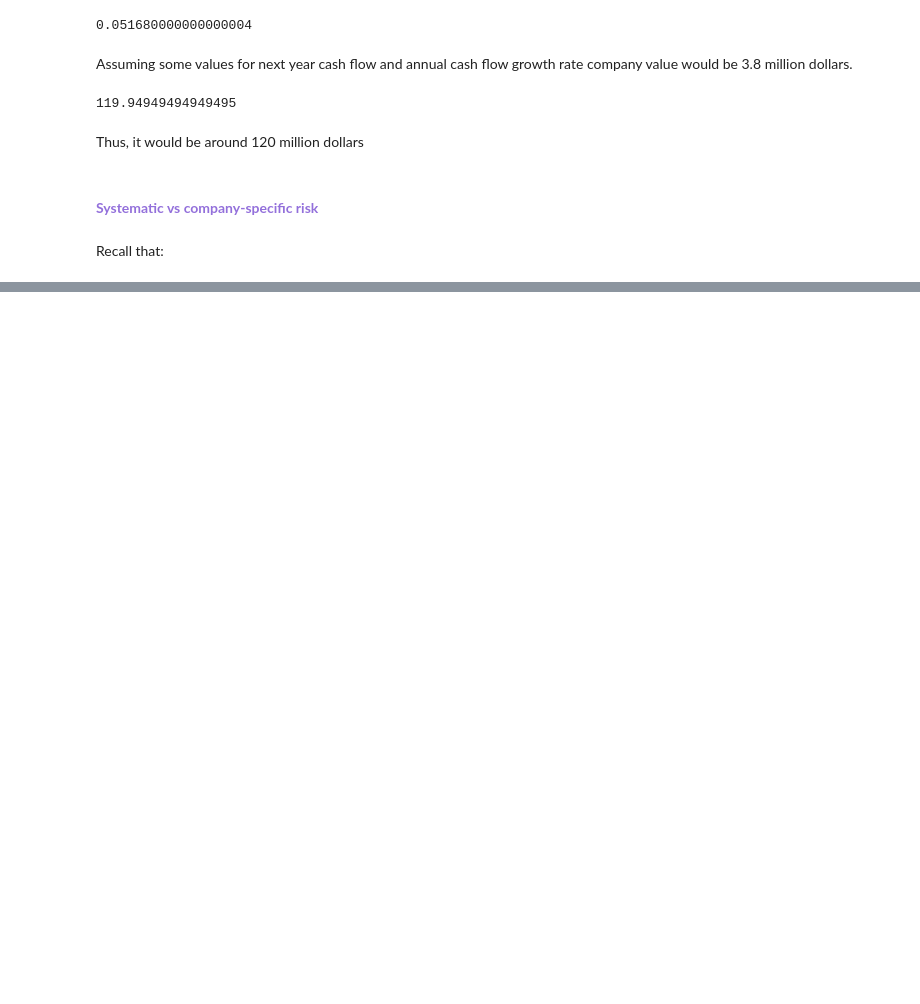
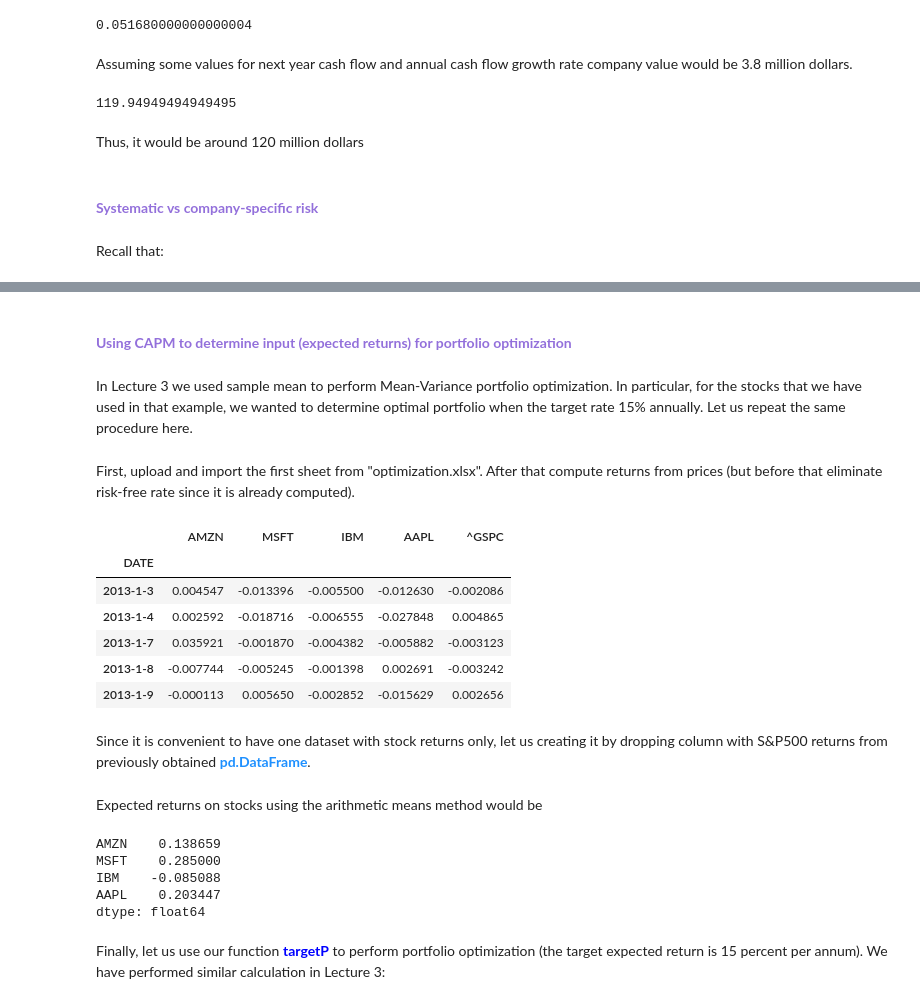
Before and after one commit to raketic-ognjen/CAPM-Model-Lesson5, a Jupyter notebook: CapitalAssetPricingModel_(CAPM.ipynb, the cells around one changed output, grey strips where cells are left out. Cells and saved outputs as stored; diff of their text form; code cells hidden in the pictures; blank space fills up the shorter version.

```diff
--- a/CapitalAssetPricingModel_(CAPM.ipynb
+++ b/CapitalAssetPricingModel_(CAPM.ipynb
@@ -713,0 +738,20 @@ Recall that:
+# %% [markdown]
+#### <font color='MediumPurple' style="font-size:16px"><b>Using CAPM to determine input (expected returns) for portfolio optimization</b></font>
+# %% [markdown]
+In Lecture 3 we used sample mean to perform Mean-Variance portfolio optimization. In particular, for the stocks that we have used in that example, we wanted to determine optimal portfolio when the target rate 15% annually. Let us repeat the same procedure here.
+# %% [markdown]
+First, upload and import the first sheet from "optimization.xlsx". After that compute returns from prices (but before that eliminate risk-free rate since it is already computed).
+# %%
+prices=pd.read_excel('optimization.xlsx',sheet_name='Sheet1',index_col="DATE")
+ret=prices.drop('rf',axis=1).pct_change().dropna()
+ret.head()
+# %% [output]
+|  | AMZN | MSFT | IBM | AAPL | ^GSPC |
+| DATE |  |  |  |  |  |
+| 2013-1-3 | 0.004547 | -0.013396 | -0.005500 | -0.012630 | -0.002086 |
+| 2013-1-4 | 0.002592 | -0.018716 | -0.006555 | -0.027848 | 0.004865 |
+| 2013-1-7 | 0.035921 | -0.001870 | -0.004382 | -0.005882 | -0.003123 |
+| 2013-1-8 | -0.007744 | -0.005245 | -0.001398 | 0.002691 | -0.003242 |
+| 2013-1-9 | -0.000113 | 0.005650 | -0.002852 | -0.015629 | 0.002656 |
+# %% [markdown]
+Since it is convenient to have one dataset with stock returns only, let us creating it by dropping column with S&P500 returns from previously obtained <font color='DodgerBlue'><b>pd.DataFrame</b></font>.
@@ -713,0 +760,12 @@ Recall that:
+# %% [markdown]
+Expected returns on stocks using the arithmetic means method would be
+# %%
+qt.expRet(ret_stock) #Annualized expected return using arithmetic mean of daily returns
+# %% [output]
+AMZN    0.138659
+MSFT    0.285000
+IBM    -0.085088
+AAPL    0.203447
+dtype: float64
+# %% [markdown]
+Finally, let us use our function <font color='Blue'><b>targetP</b></font> to perform portfolio optimization (the target expected return is 15 percent per annum). We have performed similar calculation in Lecture 3:
```
Also changed, not shown: parts of 52 cells of this notebook.
